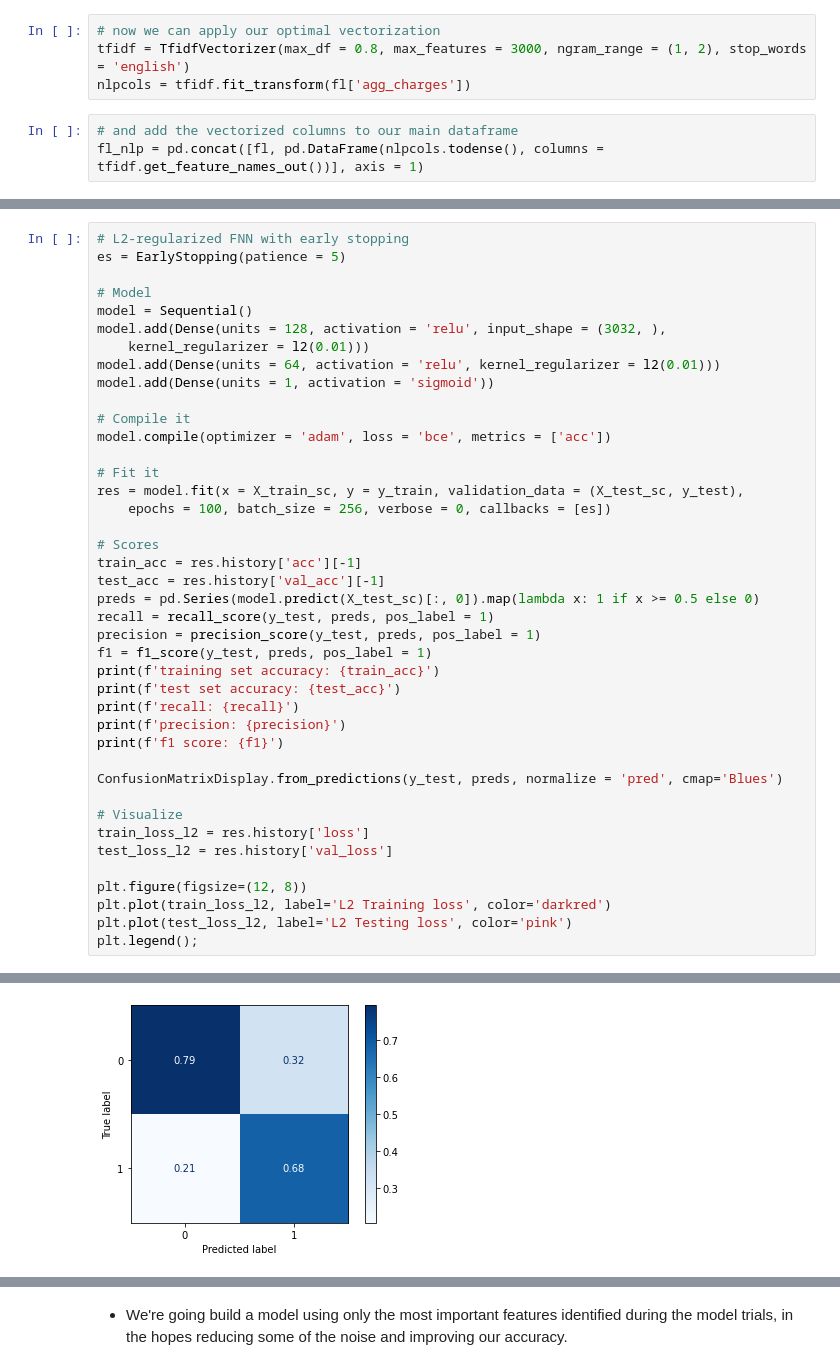
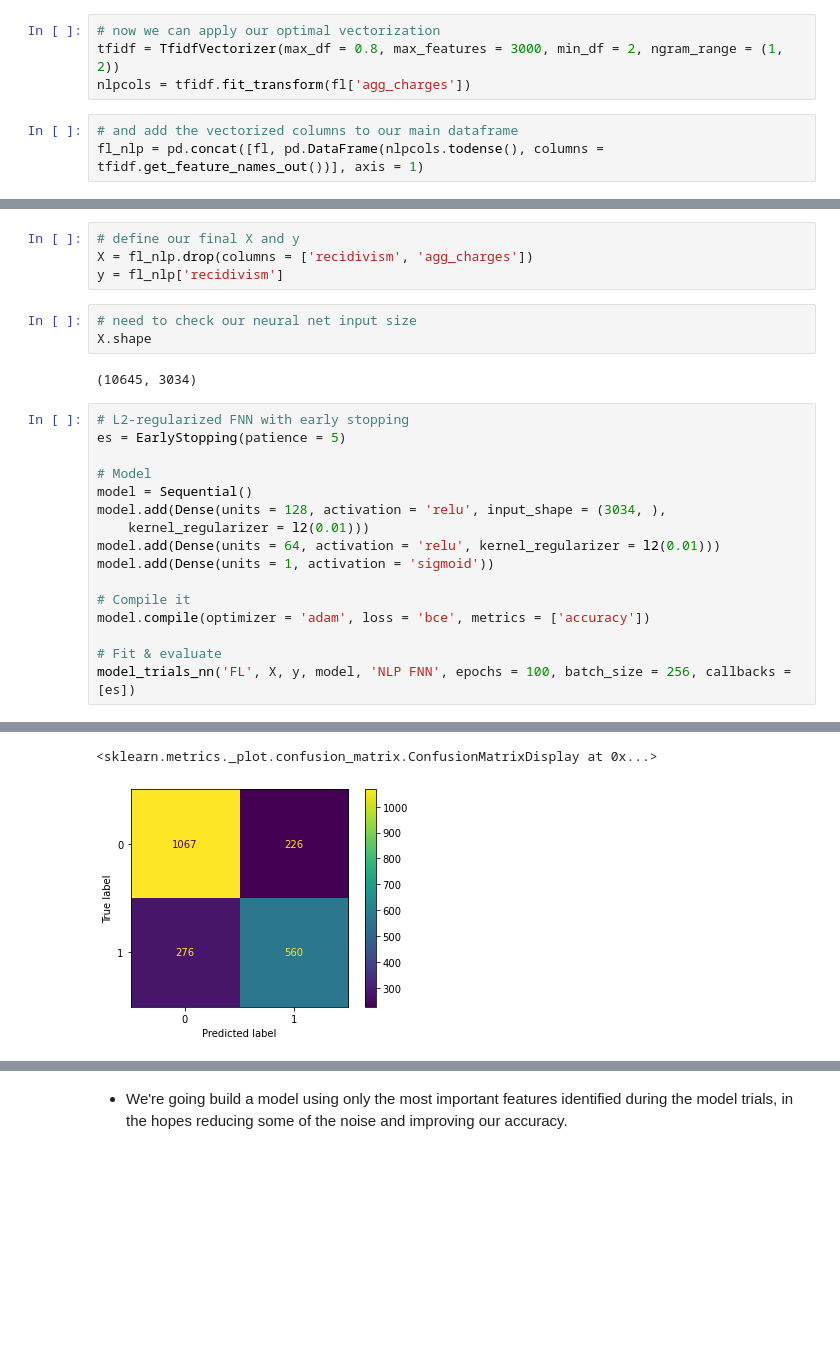
Before and after one commit to ga-dsi-822-group4/recidivism, a Jupyter notebook: notebooks/03a_experiments.ipynb, the cells around one changed output, grey strips where cells are left out. Cells and saved outputs as stored; diff of their text form; blank space fills up the shorter version.

```diff
--- a/notebooks/03a_experiments.ipynb
+++ b/notebooks/03a_experiments.ipynb
@@ -99,6 +253,6 @@ Pipeline(steps=[('tfidf',
 # %%
 # now we can apply our optimal vectorization
-tfidf = TfidfVectorizer(max_df = 0.8, max_features = 3000, ngram_range = (1, 2), stop_words = 'english')
+tfidf = TfidfVectorizer(max_df = 0.8, max_features = 3000, min_df = 2, ngram_range = (1, 2))
 nlpcols = tfidf.fit_transform(fl['agg_charges'])
 # %%
 # and add the vectorized columns to our main dataframe
@@ -125,42 +260,26 @@ X_train.shape
+# %%
+# define our final X and y
+X = fl_nlp.drop(columns = ['recidivism', 'agg_charges'])
+y = fl_nlp['recidivism']
+# %%
+# need to check our neural net input size
+X.shape
+# %% [output]
+(10645, 3034)
 # %%
 # L2-regularized FNN with early stopping
 es = EarlyStopping(patience = 5)
 
 # Model
 model = Sequential()
-model.add(Dense(units = 128, activation = 'relu', input_shape = (3032, ),
+model.add(Dense(units = 128, activation = 'relu', input_shape = (3034, ),
     kernel_regularizer = l2(0.01)))
 model.add(Dense(units = 64, activation = 'relu', kernel_regularizer = l2(0.01)))
 model.add(Dense(units = 1, activation = 'sigmoid'))
 
 # Compile it
-model.compile(optimizer = 'adam', loss = 'bce', metrics = ['acc'])
+model.compile(optimizer = 'adam', loss = 'bce', metrics = ['accuracy'])
 
-# Fit it
-res = model.fit(x = X_train_sc, y = y_train, validation_data = (X_test_sc, y_test),
-    epochs = 100, batch_size = 256, verbose = 0, callbacks = [es])
-
-# Scores
-train_acc = res.history['acc'][-1]
-test_acc = res.history['val_acc'][-1]
-preds = pd.Series(model.predict(X_test_sc)[:, 0]).map(lambda x: 1 if x >= 0.5 else 0)
-recall = recall_score(y_test, preds, pos_label = 1)
-precision = precision_score(y_test, preds, pos_label = 1)
-f1 = f1_score(y_test, preds, pos_label = 1)
-print(f'training set accuracy: {train_acc}')
-print(f'test set accuracy: {test_acc}')
-print(f'recall: {recall}')
-print(f'precision: {precision}')
-print(f'f1 score: {f1}')
-
-ConfusionMatrixDisplay.from_predictions(y_test, preds, normalize = 'pred', cmap='Blues')
-
-# Visualize
-train_loss_l2 = res.history['loss']
-test_loss_l2 = res.history['val_loss']
-
-plt.figure(figsize=(12, 8))
-plt.plot(train_loss_l2, label='L2 Training loss', color='darkred')
-plt.plot(test_loss_l2, label='L2 Testing loss', color='pink')
-plt.legend();
+# Fit & evaluate
+model_trials_nn('FL', X, y, model, 'NLP FNN', epochs = 100, batch_size = 256, callbacks = [es])
 # %% [output]
@@ -173 +300,2 @@ f1 score: 0.6801152737752162
+<sklearn.metrics._plot.confusion_matrix.ConfusionMatrixDisplay at 0x...>
-[figure, old version]
+[figure, new version]
```
Also changed, not shown: parts of 24 cells of this notebook, 1 other file.
